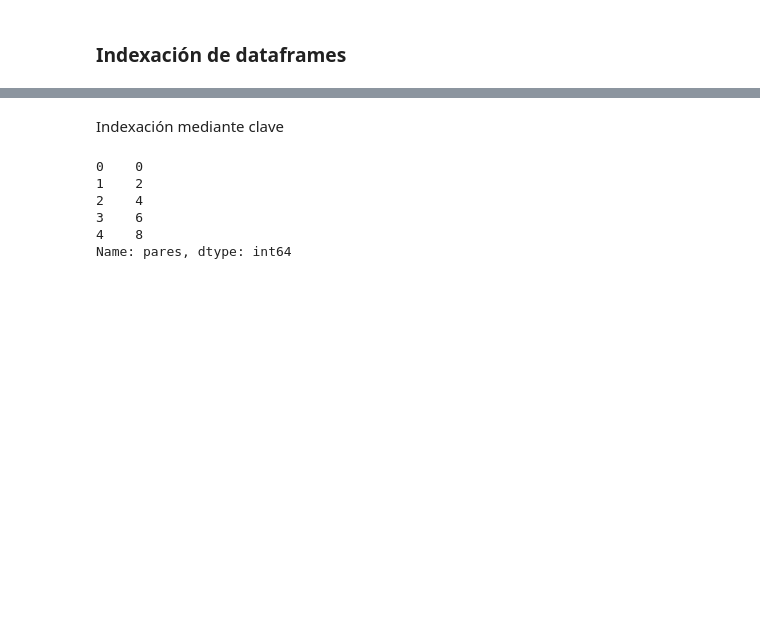
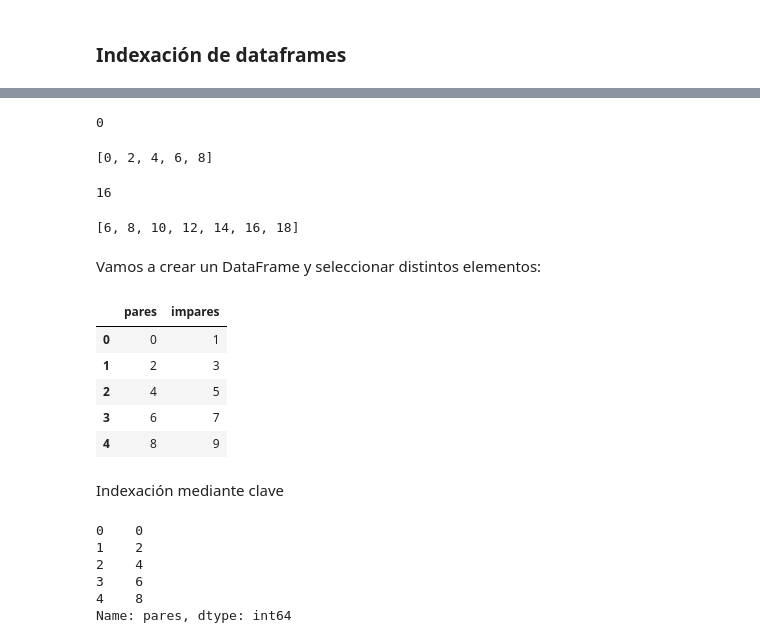
Before and after one commit to Ardark27/python_finance, a Jupyter notebook: 4_pandas/4_2_indexación_slicing.ipynb, the cells around one changed output, grey strips where cells are left out. Saved outputs shown, nothing was run; the diff lists cells and outputs as text; code cells hidden in the pictures; blank space fills up the shorter version.

```diff
--- a/4_pandas/4_2_indexación_slicing.ipynb
+++ b/4_pandas/4_2_indexación_slicing.ipynb
@@ -31,3 +17,33 @@ NameError: name 'numeros' is not defined
+# %%
+serie_pares[0]
+# %% [output]
+0
+# %%
+serie_pares[0:5]
+# %% [output]
+[0, 2, 4, 6, 8]
+# %%
+serie_pares[-1]
+# %% [output]
+16
+# %%
+serie_pares[3:]
+# %% [output]
+[6, 8, 10, 12, 14, 16, 18]
+# %% [markdown]
+Vamos a crear un DataFrame y seleccionar distintos elementos:
+# %%
+numeros = pd.DataFrame({"pares" : list(range(0, 10, 2)),
+             "impares" : list(range(1, 10, 2))})
+
+numeros
+# %% [output]
+|  | pares | impares |
+| 0 | 0 | 1 |
+| 1 | 2 | 3 |
+| 2 | 4 | 5 |
+| 3 | 6 | 7 |
+| 4 | 8 | 9 |
 # %% [markdown]
 Indexación mediante clave
 # %%
```
Also changed, not shown: parts of 12 cells of this notebook, 6 other files.
